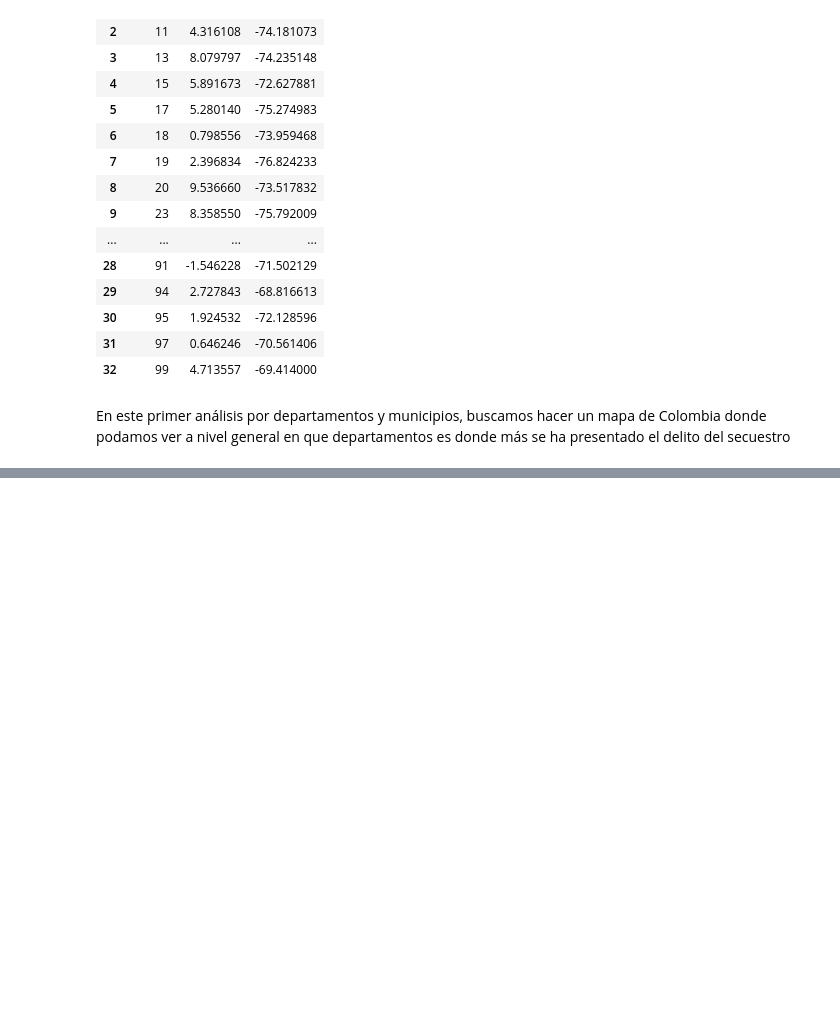
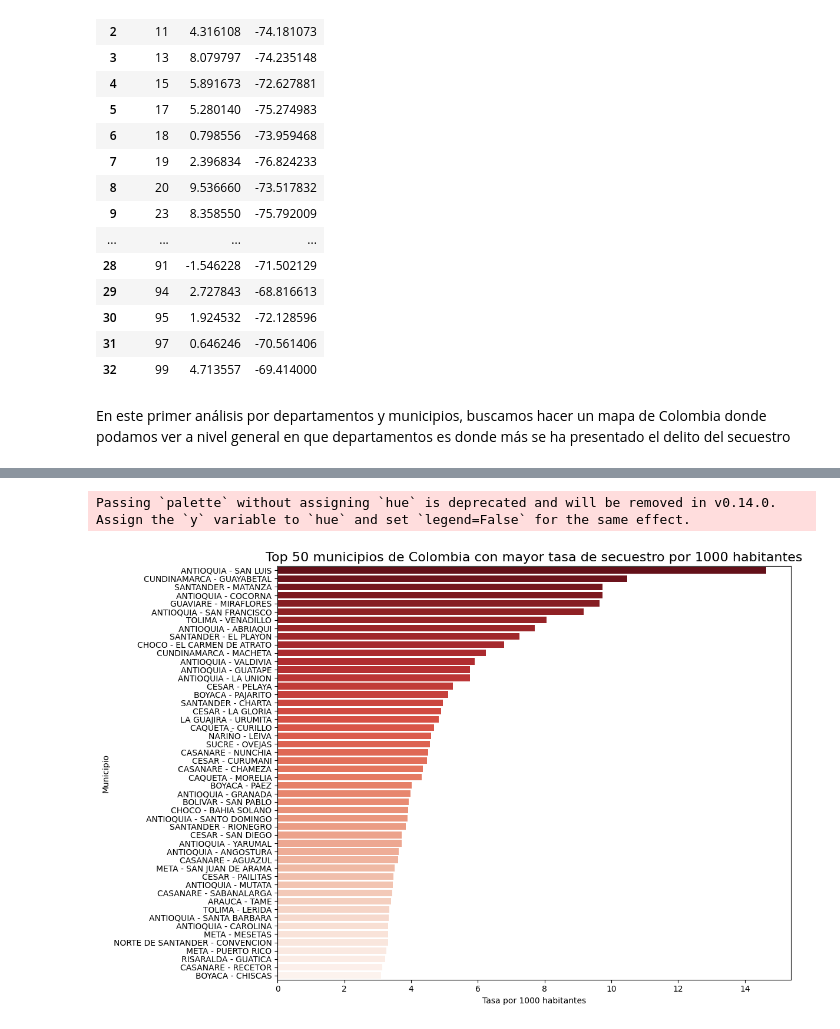
Before and after one commit to SPMINE-2425/repo_diegomiranda, a Jupyter notebook: Código/Exploración_Secuestros.ipynb, the cells around one changed output, grey strips where cells are left out. Cells and saved outputs as stored; diff of their text form; code cells hidden in the pictures; blank space fills up the shorter version.

Commit message:
Avance en la exploración de datos de secuestros en Colombia, inclusión de análisis por municipio y calculo de tasa de secuestros por cada mil habitantes

```diff
--- a/Código/Exploración_Secuestros.ipynb
+++ b/Código/Exploración_Secuestros.ipynb
@@ -265,0 +242,25 @@ mapa
+# %%
+#De la siguiente pagina: https://www.dane.gov.co/index.php/estadisticas-por-tema/demografia-y-poblacion/proyecciones-de-poblacion, se descarga la base: Serie municipal de población \
+# por área, para el periodo 2020-2035, usando la proyección de población total para el año 2024
+
+df_cantidad_poblacion = pd.read_excel(
+    r'C:\Users\inter\OneDrive - Universidad Externado de Colombia\Segundo Semestre\Seminario de programación I\mi_primer_proyecto\Datos\datos_poblacion_municipio_colombia.xlsx',
+    usecols=['cod_muni','poblacion_total']
+)
+# %%
+#Creamos un DF agrupado por municipio y cantidad total de secuestros
+df_municipios = df.groupby(['municipio','departamento','cod_muni'])['cantidad'].sum().reset_index()
+# %%
+#Hacer merge para llevar la cantidad de habitantes por municipio al df agrupado
+df_municipios = pd.merge(
+    df_municipios,
+    df_cantidad_poblacion,
+    how='left',
+    on='cod_muni',
+    )
+# %%
+#Crear una nueva columna, para calcular la tasa de cantidad de secuestros por cada 1000 habitantes
+df_municipios['tasa_secuestros'] =  (df_municipios['cantidad'] / df_municipios['poblacion_total']) * 1000
+df_municipios = df_municipios.sort_values('tasa_secuestros', ascending=False)
+df_municipios['departamento_municipio'] = df_municipios['departamento'] + ' ' + '-' + ' ' + df_municipios['municipio'] #crear etiqueta dep/mun para la grafica
+df_municipios
@@ -265,0 +281,23 @@ mapa
+# %%
+# Seleccionar el top de municipios con mayor tasa
+df_top = df_municipios.nlargest(50, 'tasa_secuestros')
+
+# Ordenar para que el municipio con mayor tasa quede arriba
+df_top = df_top.sort_values('tasa_secuestros',ascending=False)
+
+# Crear el gráfico de barras horizontales
+plt.figure(figsize=(12, 8))
+sns.barplot(
+    x='tasa_secuestros',
+    y='departamento_municipio',
+    data=df_top,
+    palette='Reds_r'  # Paleta de rojos, más intenso para valores altos
+)
+plt.title('Top 50 municipios de Colombia con mayor tasa de secuestro por 1000 habitantes', fontsize=16)
+plt.xlabel('Tasa por 1000 habitantes')
+plt.ylabel('Municipio')
+plt.tight_layout()
+plt.show()
+# %% [output]
+Passing `palette` without assigning `hue` is deprecated and will be removed in v0.14.0. Assign the `y` variable to `hue` and set `legend=False` for the same effect.
+[figure, added]
```
Also changed, not shown: parts of 6 cells of this notebook, 3 other files.
